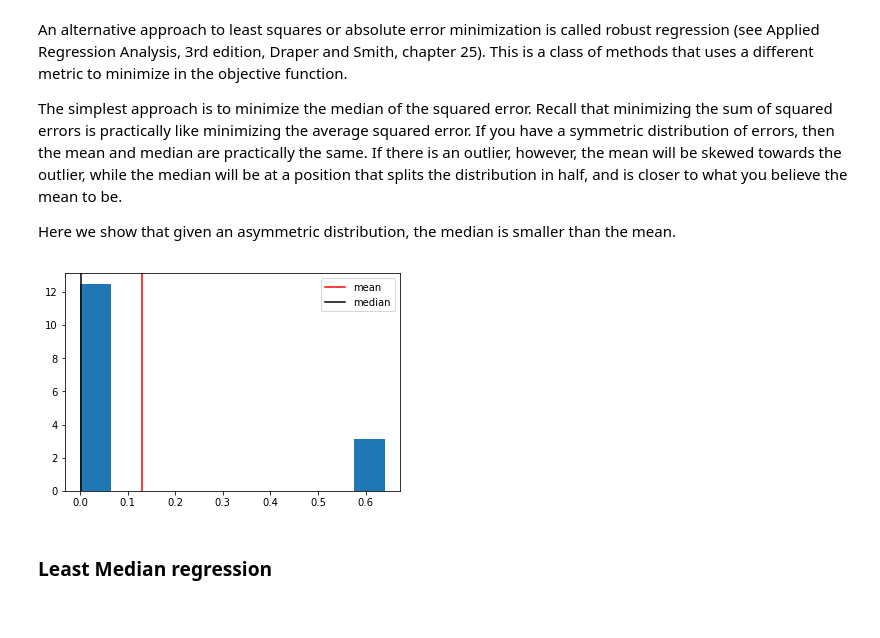
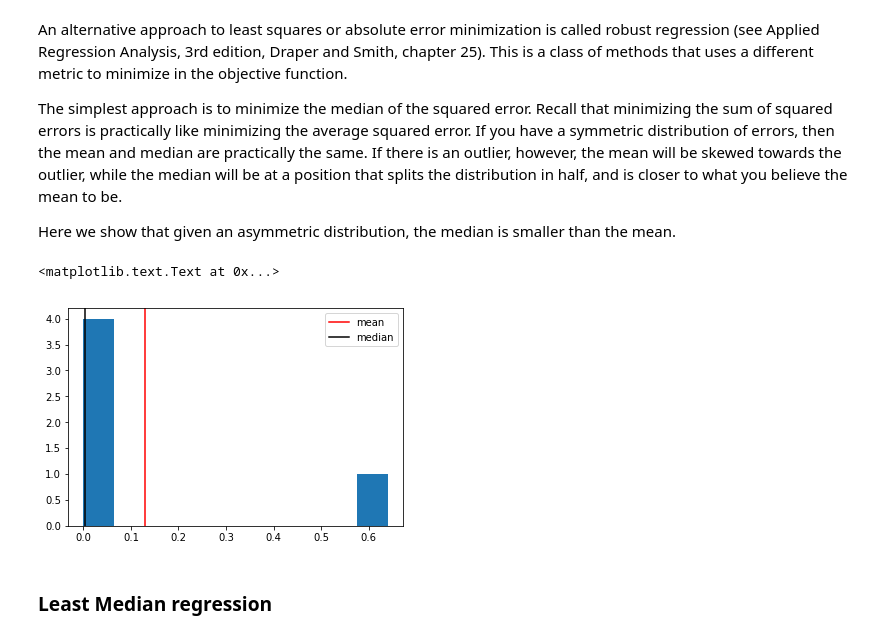
Before and after one commit to jkitchin/f18-06623, a Jupyter notebook: lectures/12-nonlinear-regression-2.ipynb, the cells around one changed output. Saved outputs shown, nothing was run; the diff lists cells and outputs as text; code cells hidden in the pictures.

```diff
--- a/lectures/12-nonlinear-regression-2.ipynb
+++ b/lectures/12-nonlinear-regression-2.ipynb
@@ -201,13 +215,14 @@ Here we show that given an asymmetric distribution, the median is smaller than t
 # %%
 errs = np.array([0.1, 0.01, 0.05, 0.02, 0.8])
 s = errs**2
-plt.hist(s, normed=True)
+plt.hist(s)
 plt.axvline(np.mean(s), color='r')
 plt.axvline(np.median(s), color='k')
 plt.legend(['mean', 'median'])
 plt.xlabel('')
 # %% [output]
+<matplotlib.text.Text at 0x...>
-[figure, old version]
+[figure, new version]
 # %% [markdown]
 
 ### Least Median regression
```
Also changed, not shown: parts of 14 cells of this notebook.
